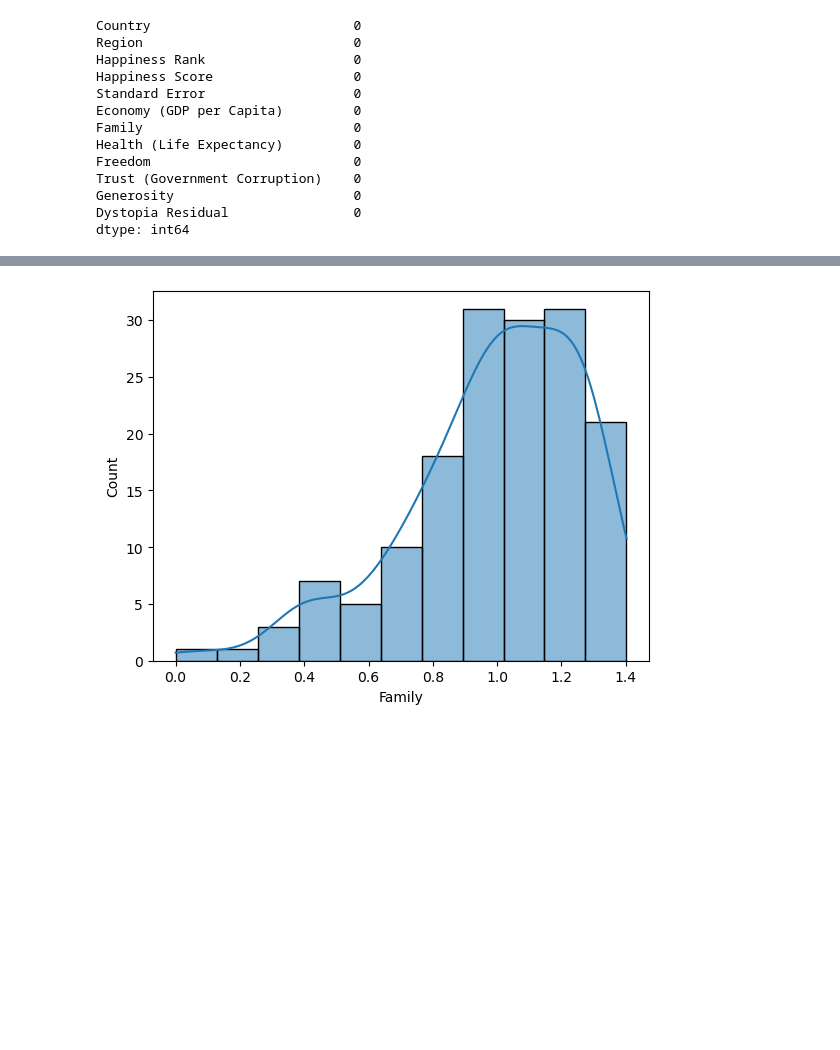
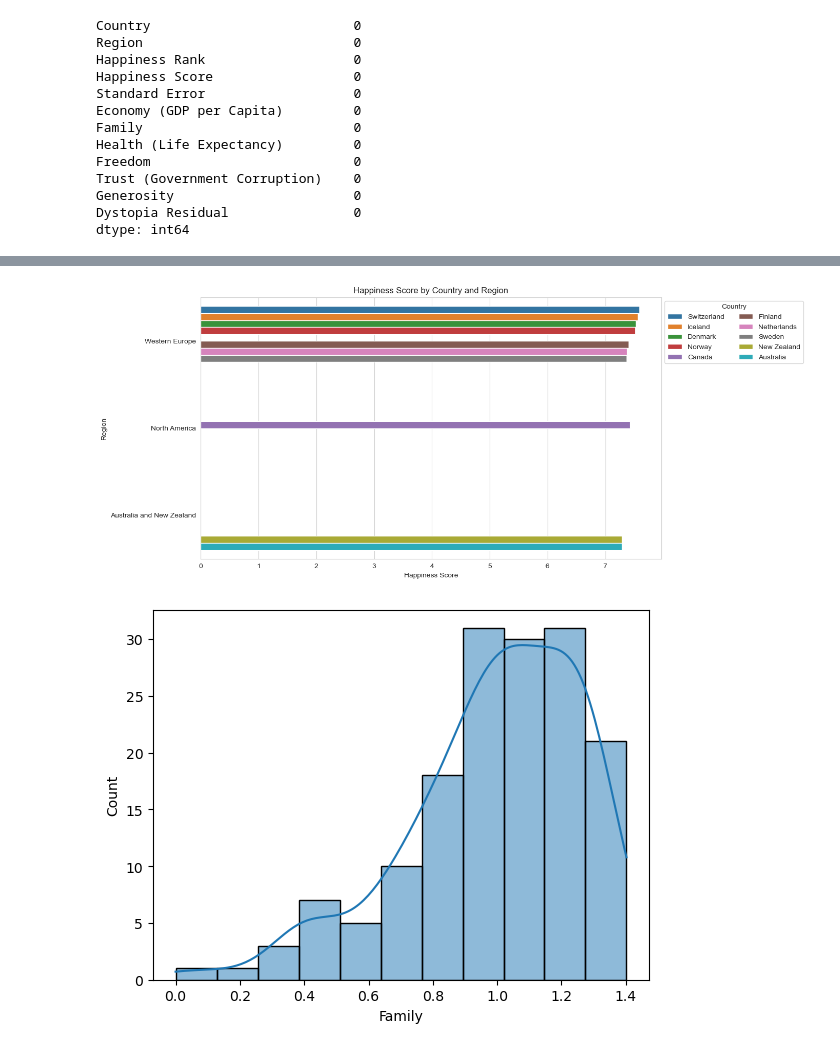
Before and after one commit to Dhineshsakthivel2007/WorldHappinessScorePrediction, a Jupyter notebook: task.ipynb, the cells around one changed output, grey strips where cells are left out. Saved outputs shown, nothing was run; the diff lists cells and outputs as text; code cells hidden in the pictures; blank space fills up the shorter version.

Commit message:
added graph

```diff
--- a/task.ipynb
+++ b/task.ipynb
@@ -83,3 +83,14 @@ Passing `palette` without assigning `hue` is deprecated and will be removed in v
+# %%
+plt.figure(figsize=(14,6))
+sns.barplot(x='Happiness Score', y='Region', hue='Country', data=df.head(10))
+plt.legend(title='Country', loc='upper left', bbox_to_anchor=(1, 1), ncol=2)
+plt.xlabel("Happiness Score")
+plt.ylabel("Region")
+plt.title("Happiness Score by Country and Region")
+plt.tight_layout()
+plt.show()
+# %% [output]
+[figure, added]
 # %%
 num_cols = df.select_dtypes(include='number').columns
 # %%
```
Also changed, not shown: parts of 2 cells of this notebook.
